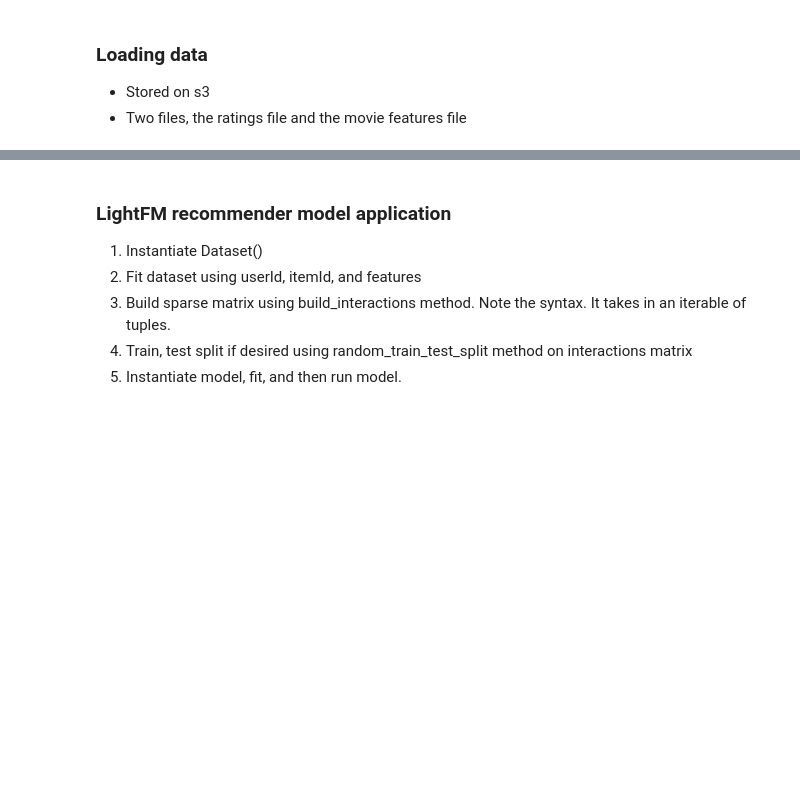
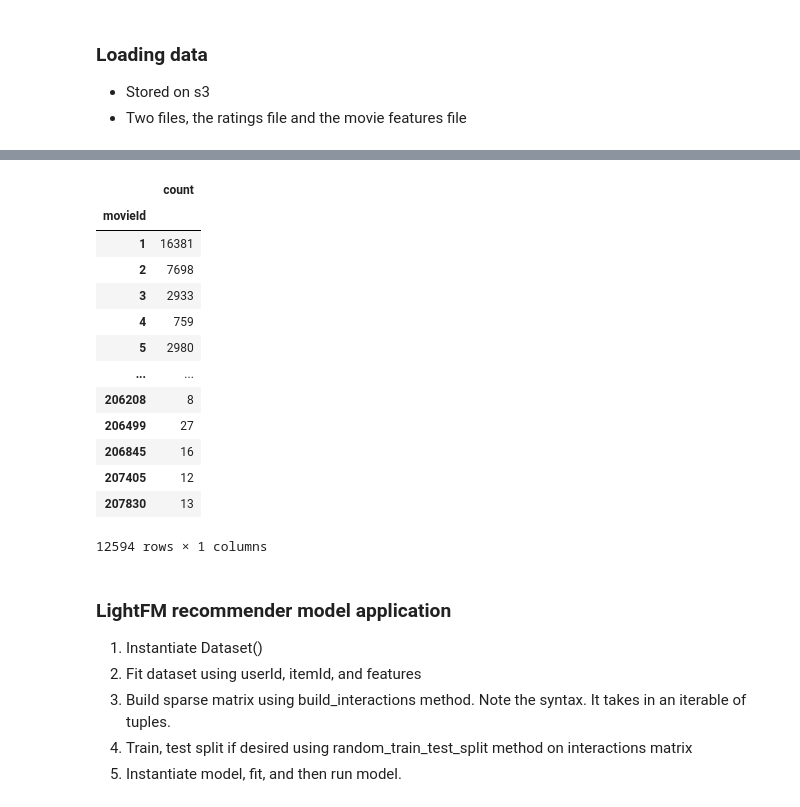
Before and after one commit to salvir1/a-better-recommender, a Jupyter notebook: lightfm-recommender.ipynb, the cells around one changed output, grey strips where cells are left out. Drawn from its saved outputs; the diff is of its cells as text; code cells hidden in the pictures; blank space fills up the shorter version.

```diff
--- a/lightfm-recommender.ipynb
+++ b/lightfm-recommender.ipynb
@@ -74 +114,18 @@ movie_full = data.merge(movie_meta, how='left', left_on='movieId', right_on='mov
+# %%
+train_full.groupby('movieId').agg(count = ('rating', 'count'))
+# %% [output]
+|  | count |
+| movieId |  |
+| 1 | 16381 |
+| 2 | 7698 |
+| 3 | 2933 |
+| 4 | 759 |
+| 5 | 2980 |
+| ... | ... |
+| 206208 | 8 |
+| 206499 | 27 |
+| 206845 | 16 |
+| 207405 | 12 |
+| 207830 | 13 |
+12594 rows × 1 columns
 # %%
```
Also changed, not shown: parts of 35 cells of this notebook, 3 other files.
